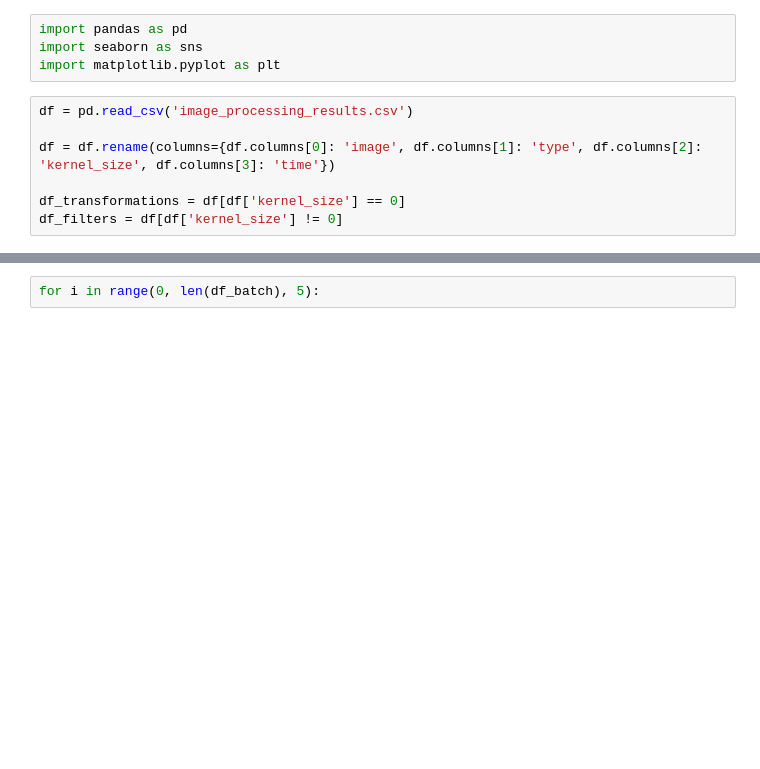
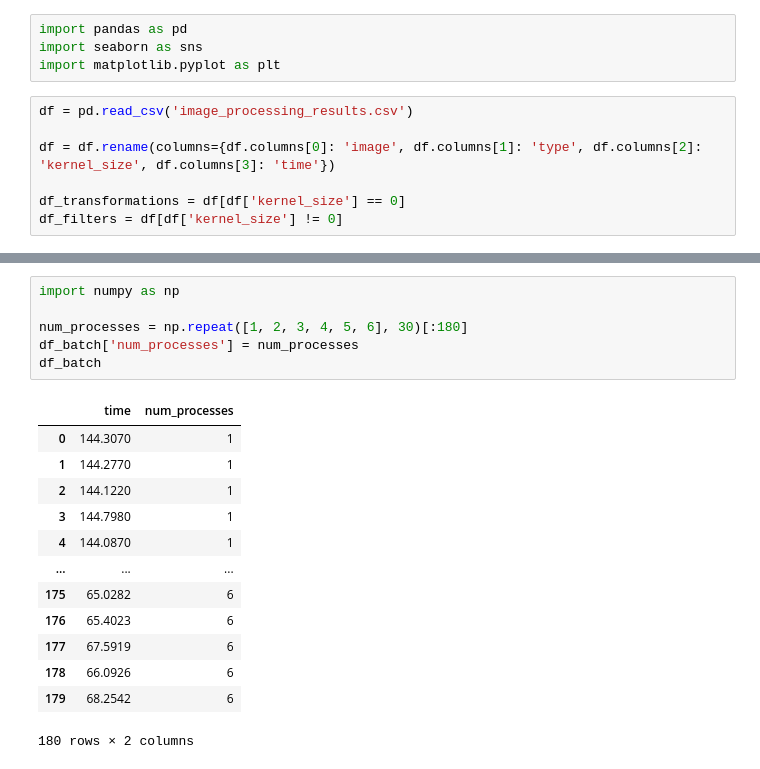
Before and after one commit to Falivith/ippd-imageprocessor, a Jupyter notebook: data_analysis.ipynb, the cells around one changed output, grey strips where cells are left out. Cells and saved outputs as stored; diff of their text form; blank space fills up the shorter version.

```diff
--- a/data_analysis.ipynb
+++ b/data_analysis.ipynb
@@ -69,3 +65,21 @@ df_batch
 180 rows × 1 columns
-# %%
-for i in range(0, len(df_batch), 5):
+# %%
+import numpy as np
+
+num_processes = np.repeat([1, 2, 3, 4, 5, 6], 30)[:180]
+df_batch['num_processes'] = num_processes
+df_batch
+# %% [output]
+|  | time | num_processes |
+| 0 | 144.3070 | 1 |
+| 1 | 144.2770 | 1 |
+| 2 | 144.1220 | 1 |
+| 3 | 144.7980 | 1 |
+| 4 | 144.0870 | 1 |
+| ... | ... | ... |
+| 175 | 65.0282 | 6 |
+| 176 | 65.4023 | 6 |
+| 177 | 67.5919 | 6 |
+| 178 | 66.0926 | 6 |
+| 179 | 68.2542 | 6 |
+180 rows × 2 columns
```
Also changed, not shown: parts of 6 cells of this notebook.
